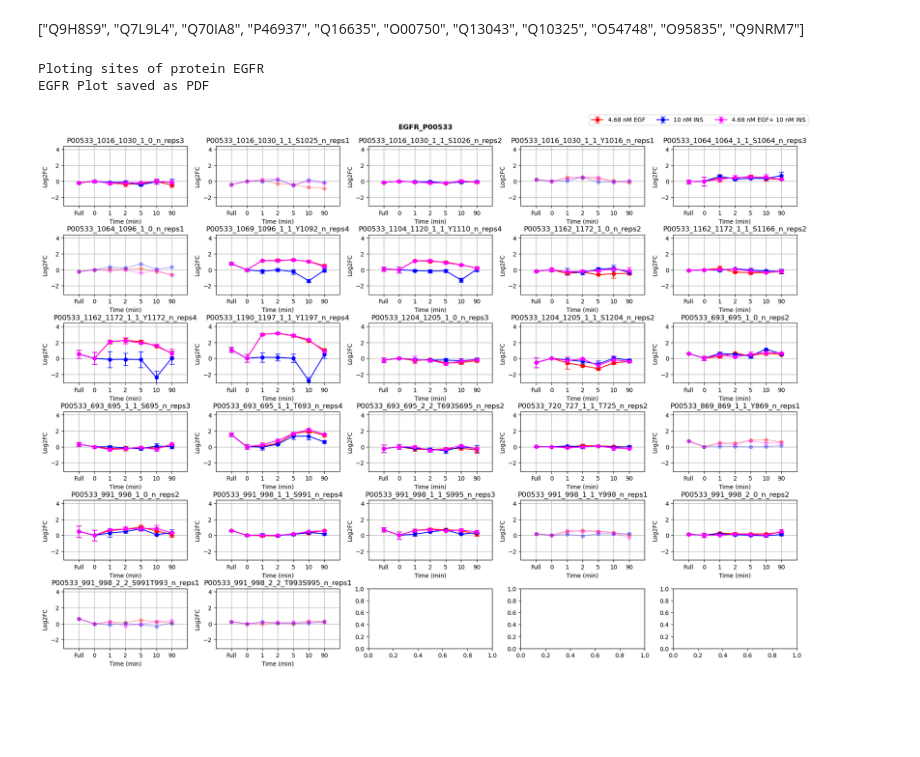
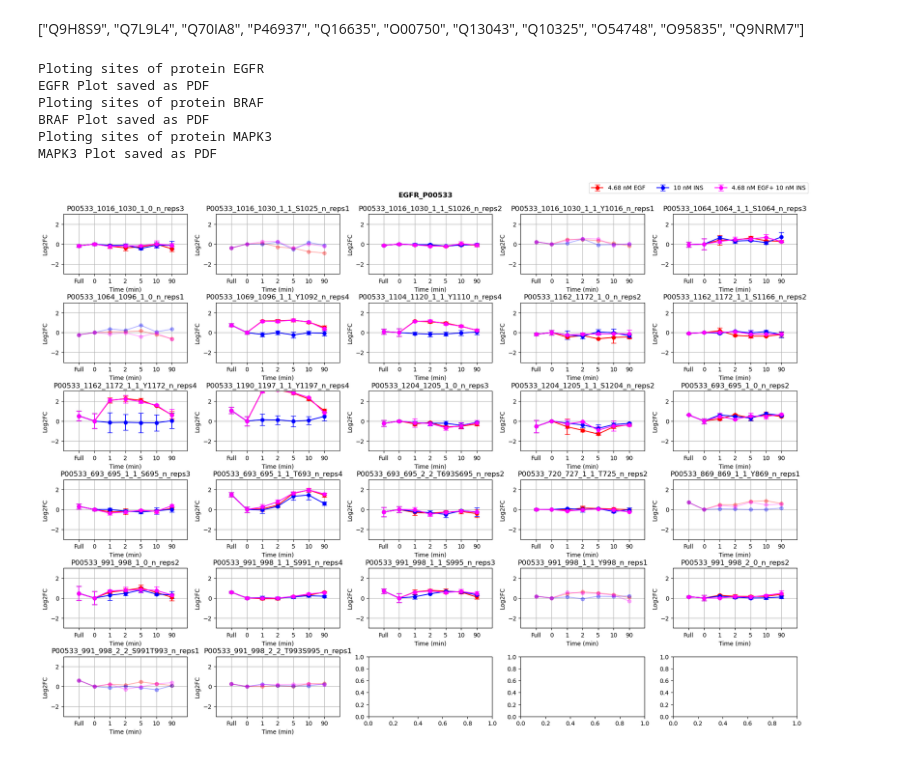
Before and after one commit to IgnacioNavas/TMT_Data_analysis, a Jupyter notebook: Plotting_data.ipynb, the cells around one changed output. Drawn from its saved outputs; the diff is of its cells as text; code cells hidden in the pictures; blank space fills up the shorter version.

```diff
--- a/Plotting_data.ipynb
+++ b/Plotting_data.ipynb
@@ -343,5 +15,5 @@ def plot_dataset_phosphosites_together(df , proteins= list, legend = list, path=
 # %%
 # Load the dataframe independently so it has not to be loaded each time we want to plot a set of proteins
-# "Experiment/1_hTERT_HME1/Data/Processed/full_starve_continuous_FC_nrep_SD.xlsx"
-# "Experiment/1_hTERT_HME1/Data/Processed/full_starve_continuous_normalized_nrep_SD.xlsx"
-full_df = pd.read_excel("Experiment/1_hTERT_HME1/Data/Processed/full_starve_continuous_FC_nrep_SD.xlsx")
+path = "Experiment/1_hTERT_HME1/Data/Processed/Handmade_Log2_FC_from_FGZC.xlsx"
+data_frame = pd.read_excel(path)
+data_frame
@@ -350,24 +36,28 @@ full_df = pd.read_excel("Experiment/1_hTERT_HME1/Data/Processed/full_starve_cont
 # %%
 warnings.filterwarnings('ignore')
 
-plot_protein_phosphosites_together(df= full_df, proteins= ["EGFR"],
+plot_protein_phosphosites_together(df= data_frame, proteins= ["EGFR", "BRAF", "MAPK3"],
                                    legend = ['4.68 nM EGF', '10 nM INS', '4.68 nM EGF+ 10 nM INS'],
-                                   path= "Experiment/1_hTERT_HME1/Data/Processed/full_starve_continuous_FC_nrep_SD.xlsx",
+                                   path= path,
                                    saving_path = "Results/Interesting_proteins",
-                                   saving_info = "FC", save_pdf = True,
-                                   save_png = False, plot_close = False, fit_y_lims = False)
+                                   saving_info = "_Log2_FC_handmade_from_FGCZ", save_pdf = True,
+                                   save_png = False, plot_close = False, fit_y_lims = [-3,3])
 
-# plot_protein_phosphosites_individually(df= full_df, proteins= ["Q70IA8"],
+# plot_protein_phosphosites_individually(df= data_frame, proteins= ["Q70IA8"],
 #                                        legend = ['4.68 nM EGF', '10 nM INS', '4.68 nM EGF+ 10 nM INS'],
 #                                        path= "Experiment/1_hTERT_HME1/Data/Processed/full_starve_continuous_FC_nrep_SD.xlsx", saving_path = "Results/Interesting_proteins",
 #                                        saving_info = "", save_pdf = False,
 #                                        save_png = False, plot_close = False, fit_y_lims = True)
 
-# plot_dataset_phosphosites_together(df= , legend = ['4.68 nM EGF', '10 nM INS', '4.68 nM EGF+ 10 nM INS'],
+# plot_dataset_phosphosites_together(df=data_frame , legend = ['4.68 nM EGF', '10 nM INS', '4.68 nM EGF+ 10 nM INS'],
 #                                    path= "Experiment/1_hTERT_HME1/Data/Processed/full_starve_continuous_FC_nrep_SD.xlsx", saving_path = "Results/Sub_datasets",
 #                                    dataset_folder = "Testing", dataset_name = "Testing",
 #                                    saving_info = "", save_pdf = False, save_png = False, plot_close = True, fit_y_lims = False)
 # %% [output]
 Ploting sites of protein EGFR
 EGFR Plot saved as PDF
+Ploting sites of protein BRAF
+BRAF Plot saved as PDF
+Ploting sites of protein MAPK3
+MAPK3 Plot saved as PDF
-[figure, old version]
+[figure, new version]
```
Also changed, not shown: parts of 7 cells of this notebook.
